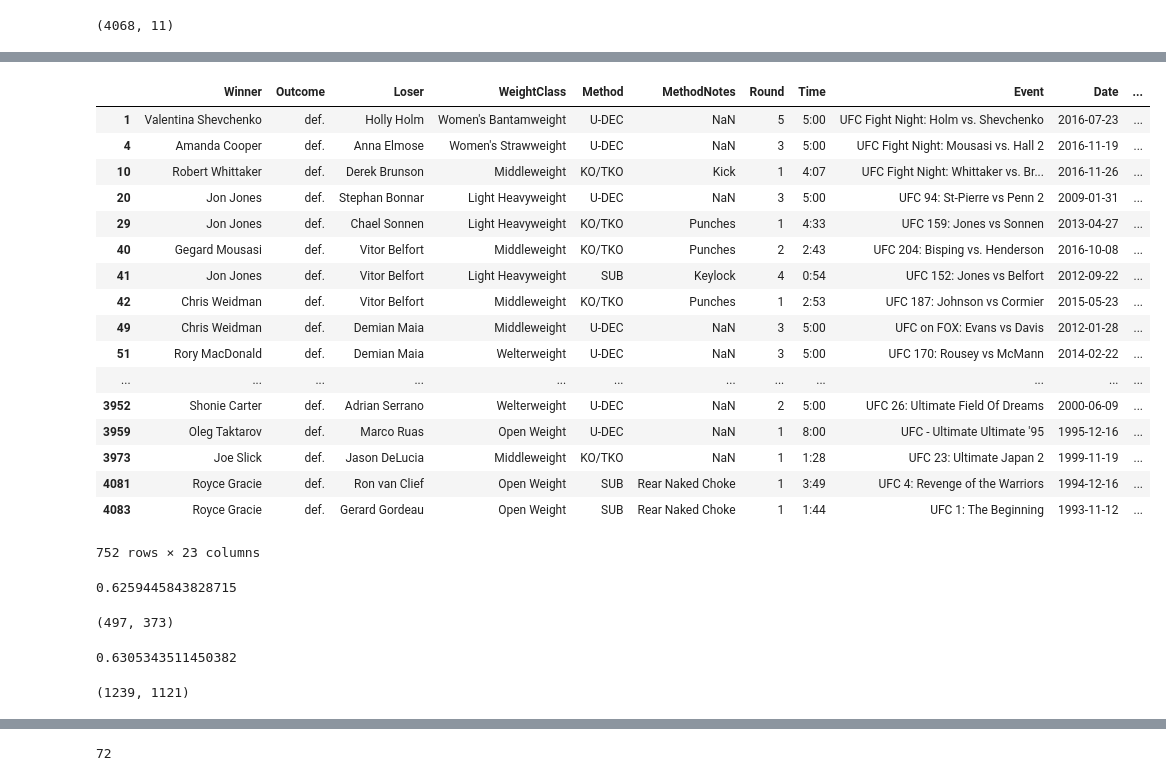
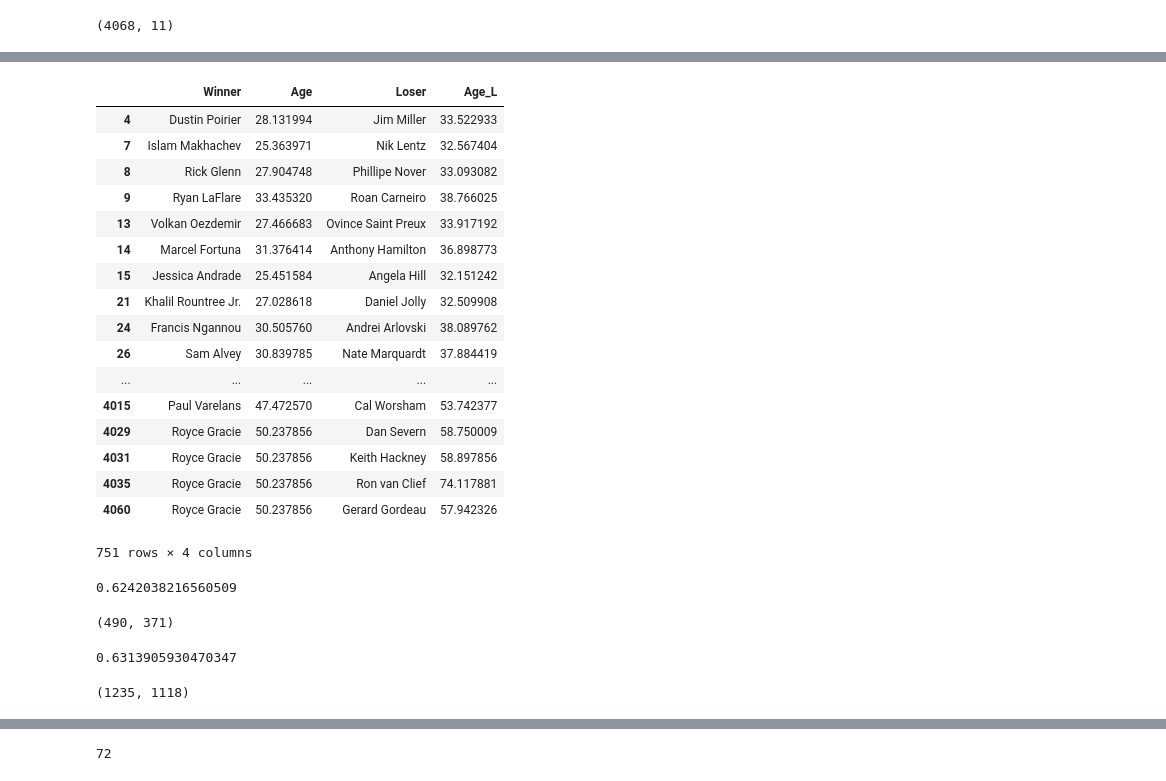
Before and after one commit to jhalverson/data_science, a Jupyter notebook: misc/mma_analytics/part4_winning_percentage.ipynb, the cells around one changed output, grey strips where cells are left out. Cells and saved outputs as stored; diff of their text form; code cells hidden in the pictures.

```diff
--- a/misc/mma_analytics/part4_winning_percentage.ipynb
+++ b/misc/mma_analytics/part4_winning_percentage.ipynb
@@ -9,7 +9,8 @@ import matplotlib.pyplot as plt
 plt.style.use('halverson')
 %matplotlib inline
 # %%
-fights = pd.read_csv('fightmetric_cards/fightmetric_fights.csv', header=0, parse_dates=['Date'])
+iofile = 'data/fightmetric_cards/fightmetric_fights_CLEAN_3-6-2017.csv'
+fights = pd.read_csv(iofile, header=0, parse_dates=['Date'])
 fights.head(5)
 # %% [output]
 |  | Winner | Outcome | Loser | WeightClass | Method | MethodNotes | Round | Time | Event | Date | ... |
@@ -23,7 +24,8 @@ fights.shape
 # %% [output]
 (4068, 11)
 # %%
-fighters = pd.read_csv('fightmetric_fighters/fightmetric_fighters.csv', header=0, parse_dates=['Dob'])
+iofile = 'data/fightmetric_fighters_with_corrections_from_UFC_Wikipedia_CLEAN.csv'
+fighters = pd.read_csv(iofile, header=0, parse_dates=['Dob'])
 fighters['Age'] = (pd.to_datetime('today') - fighters.Dob) / np.timedelta64(1, 'Y')
 fighters.head(5)
 # %% [output]
@@ -38,5 +38,5 @@ Remember to remove draws, etc.
 # %%
-cols = ['Name', 'Height', 'Reach', 'Stance', 'Dob', 'Age']
-df = fights.merge(fighters[cols], how='inner', left_on='Winner', right_on='Name')
+cols = ['Name', 'Weight', 'Height', 'Reach', 'LegReach', 'Stance', 'Dob', 'Age']
+df = fights.merge(fighters[cols], how='left', left_on='Winner', right_on='Name')
 df.shape
 # %% [output]
@@ -53,4 +51,4 @@ df.head()
 # %%
-df = df.merge(fighters[cols], how='inner', left_on='Loser', right_on='Name', suffixes=('', '_L'))
+df = df.merge(fighters[cols], how='left', left_on='Loser', right_on='Name', suffixes=('', '_L'))
 df.shape
 # %% [output]
@@ -79,24 +66,24 @@ df
 # %%
-df[df.Dob - df.Dob_L > np.timedelta64(5, 'Y')]
+df[df.Dob - df.Dob_L > np.timedelta64(5, 'Y')][['Winner', 'Age', 'Loser', 'Age_L']]
 # %% [output]
-|  | Winner | Outcome | Loser | WeightClass | Method | MethodNotes | Round | Time | Event | Date | ... |
-| 1 | Valentina Shevchenko | def. | Holly Holm | Women's Bantamweight | U-DEC | NaN | 5 | 5:00 | UFC Fight Night: Holm vs. Shevchenko | 2016-07-23 | ... |
-| 4 | Amanda Cooper | def. | Anna Elmose | Women's Strawweight | U-DEC | NaN | 3 | 5:00 | UFC Fight Night: Mousasi vs. Hall 2 | 2016-11-19 | ... |
-| 10 | Robert Whittaker | def. | Derek Brunson | Middleweight | KO/TKO | Kick | 1 | 4:07 | UFC Fight Night: Whittaker vs. Br... | 2016-11-26 | ... |
-| 20 | Jon Jones | def. | Stephan Bonnar | Light Heavyweight | U-DEC | NaN | 3 | 5:00 | UFC 94: St-Pierre vs Penn 2 | 2009-01-31 | ... |
-| 29 | Jon Jones | def. | Chael Sonnen | Light Heavyweight | KO/TKO | Punches | 1 | 4:33 | UFC 159: Jones vs Sonnen | 2013-04-27 | ... |
-| 40 | Gegard Mousasi | def. | Vitor Belfort | Middleweight | KO/TKO | Punches | 2 | 2:43 | UFC 204: Bisping vs. Henderson | 2016-10-08 | ... |
-| 41 | Jon Jones | def. | Vitor Belfort | Light Heavyweight | SUB | Keylock | 4 | 0:54 | UFC 152: Jones vs Belfort | 2012-09-22 | ... |
-| 42 | Chris Weidman | def. | Vitor Belfort | Middleweight | KO/TKO | Punches | 1 | 2:53 | UFC 187: Johnson vs Cormier | 2015-05-23 | ... |
-| 49 | Chris Weidman | def. | Demian Maia | Middleweight | U-DEC | NaN | 3 | 5:00 | UFC on FOX: Evans vs Davis | 2012-01-28 | ... |
-| 51 | Rory MacDonald | def. | Demian Maia | Welterweight | U-DEC | NaN | 3 | 5:00 | UFC 170: Rousey vs McMann | 2014-02-22 | ... |
-| ... | ... | ... | ... | ... | ... | ... | ... | ... | ... | ... | ... |
-| 3952 | Shonie Carter | def. | Adrian Serrano | Welterweight | U-DEC | NaN | 2 | 5:00 | UFC 26: Ultimate Field Of Dreams | 2000-06-09 | ... |
-| 3959 | Oleg Taktarov | def. | Marco Ruas | Open Weight | U-DEC | NaN | 1 | 8:00 | UFC - Ultimate Ultimate '95 | 1995-12-16 | ... |
-| 3973 | Joe Slick | def. | Jason DeLucia | Middleweight | KO/TKO | NaN | 1 | 1:28 | UFC 23: Ultimate Japan 2 | 1999-11-19 | ... |
-| 4081 | Royce Gracie | def. | Ron van Clief | Open Weight | SUB | Rear Naked Choke | 1 | 3:49 | UFC 4: Revenge of the Warriors | 1994-12-16 | ... |
-| 4083 | Royce Gracie | def. | Gerard Gordeau | Open Weight | SUB | Rear Naked Choke | 1 | 1:44 | UFC 1: The Beginning | 1993-11-12 | ... |
+|  | Winner | Age | Loser | Age_L |
+| 4 | Dustin Poirier | 28.131994 | Jim Miller | 33.522933 |
+| 7 | Islam Makhachev | 25.363971 | Nik Lentz | 32.567404 |
+| 8 | Rick Glenn | 27.904748 | Phillipe Nover | 33.093082 |
+| 9 | Ryan LaFlare | 33.435320 | Roan Carneiro | 38.766025 |
+| 13 | Volkan Oezdemir | 27.466683 | Ovince Saint Preux | 33.917192 |
+| 14 | Marcel Fortuna | 31.376414 | Anthony Hamilton | 36.898773 |
+| 15 | Jessica Andrade | 25.451584 | Angela Hill | 32.151242 |
+| 21 | Khalil Rountree Jr. | 27.028618 | Daniel Jolly | 32.509908 |
+| 24 | Francis Ngannou | 30.505760 | Andrei Arlovski | 38.089762 |
+| 26 | Sam Alvey | 30.839785 | Nate Marquardt | 37.884419 |
+| ... | ... | ... | ... | ... |
+| 4015 | Paul Varelans | 47.472570 | Cal Worsham | 53.742377 |
+| 4029 | Royce Gracie | 50.237856 | Dan Severn | 58.750009 |
+| 4031 | Royce Gracie | 50.237856 | Keith Hackney | 58.897856 |
+| 4035 | Royce Gracie | 50.237856 | Ron van Clief | 74.117881 |
+| 4060 | Royce Gracie | 50.237856 | Gerard Gordeau | 57.942326 |
-752 rows × 23 columns
+751 rows × 4 columns
 # %%
 wins = df[(df.Outcome == 'def.') & (df.Date > np.datetime64('2005-01-01')) & pd.notnull(df.Dob) & pd.notnull(df.Dob_L)].copy()
 wins['Age'] = (wins.Date - wins.Dob) / np.timedelta64(1, 'Y')
@@ -107,22 +94,22 @@ msk2 = wins.Age_L < 25
 under25 = float(wins[msk1].shape[0]) / wins[msk1 | msk2].shape[0]
 under25
 # %% [output]
-0.6259445843828715
+0.6242038216560509
 # %%
 wins[msk1].shape[0], wins[msk2].shape[0]
 # %% [output]
-(497, 373)
+(490, 371)
 # %%
 msk1 = (wins.Age >= 25) & (wins.Age <= 29)
 msk2 = (wins.Age_L >= 25) & (wins.Age_L <= 29)
 over25under30 = float(wins[msk1].shape[0]) / wins[msk1 | msk2].shape[0]
 over25under30
 # %% [output]
-0.6305343511450382
+0.6313905930470347
 # %%
 wins[msk1].shape[0], wins[msk2].shape[0]
 # %% [output]
-(1239, 1121)
+(1235, 1118)
 # %%
 msk1 = (wins.Age >= 30) & (wins.Age <= 35)
 msk2 = (wins.Age_L >= 30) & (wins.Age_L <= 35)
```
Also changed, not shown: parts of 16 cells of this notebook, 1 other file.
